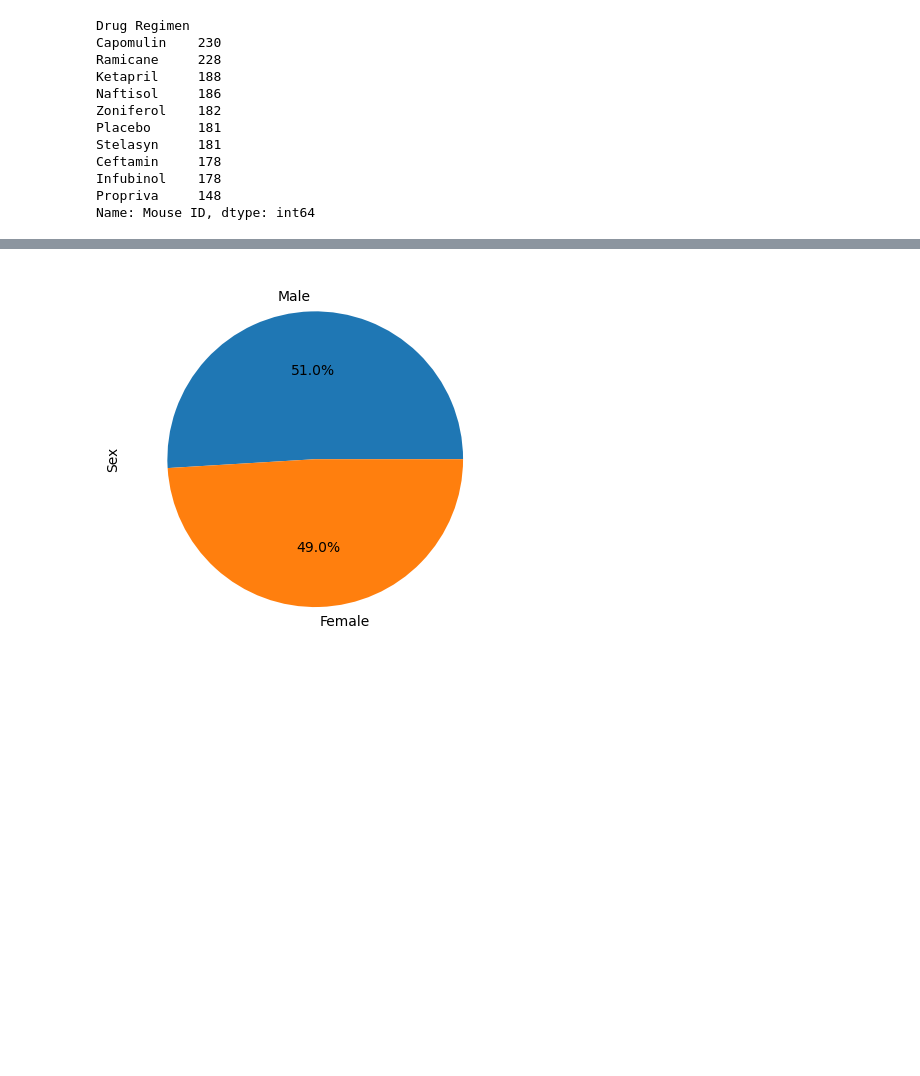
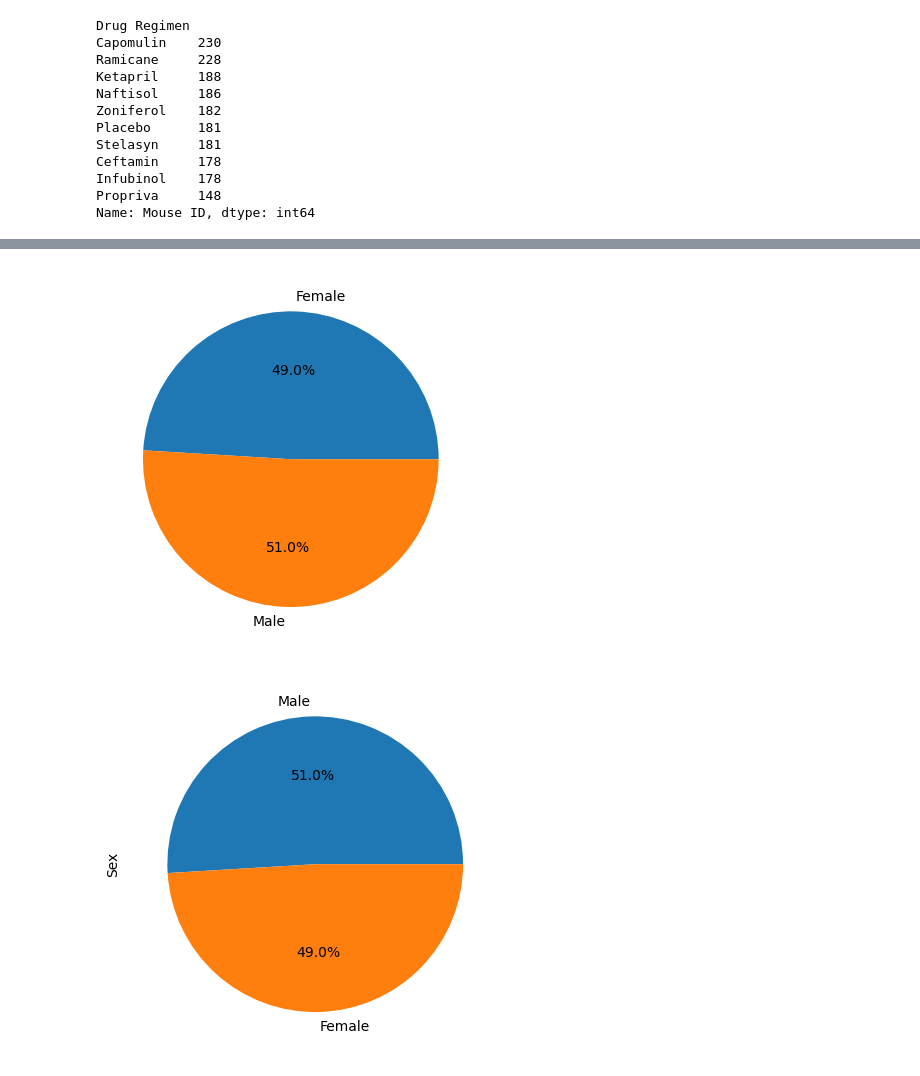
Before and after one commit to Talieh-Sh/DataVisualisation-chalenge, a Jupyter notebook: pymaceuticals_starter.ipynb, the cells around one changed output, grey strips where cells are left out. Saved outputs shown, nothing was run; the diff lists cells and outputs as text; code cells hidden in the pictures; blank space fills up the shorter version.

```diff
--- a/pymaceuticals_starter.ipynb
+++ b/pymaceuticals_starter.ipynb
@@ -181,3 +184,10 @@ Propriva           148
+# %%
+sex_count
+y_axis=sex_count["Mouse ID"]
+plt.pie(y_axis,labels=sex_count["Sex"],autopct='%1.1f%%', startangle=0)
+plt.show()
+# %% [output]
+[figure, added]
 # %%
 # Generate a pie plot showing the distribution of female versus male mice using pyplot
 # %% [output]
```
Also changed, not shown: parts of 12 cells of this notebook, 3 other files.
